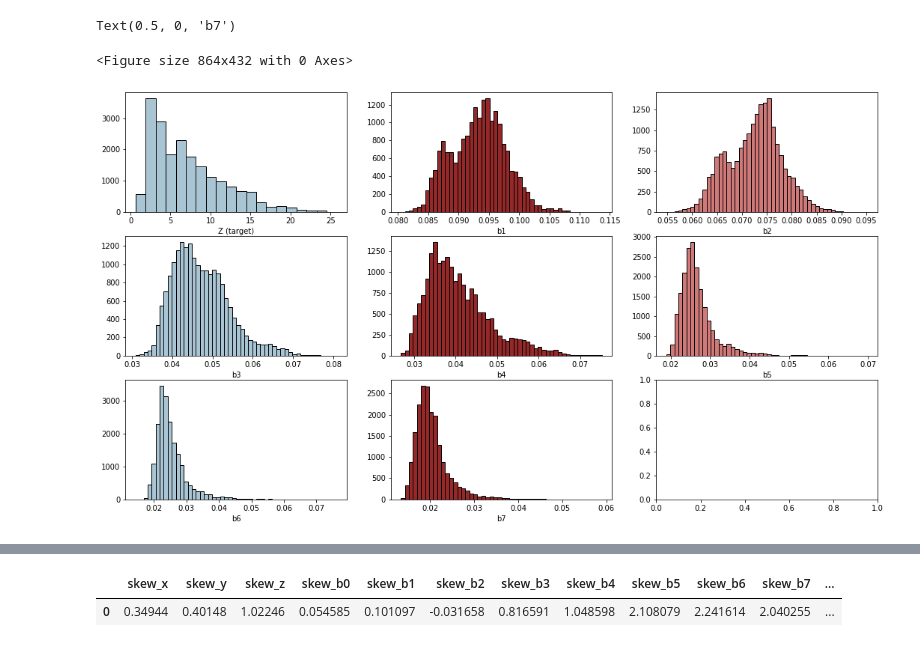
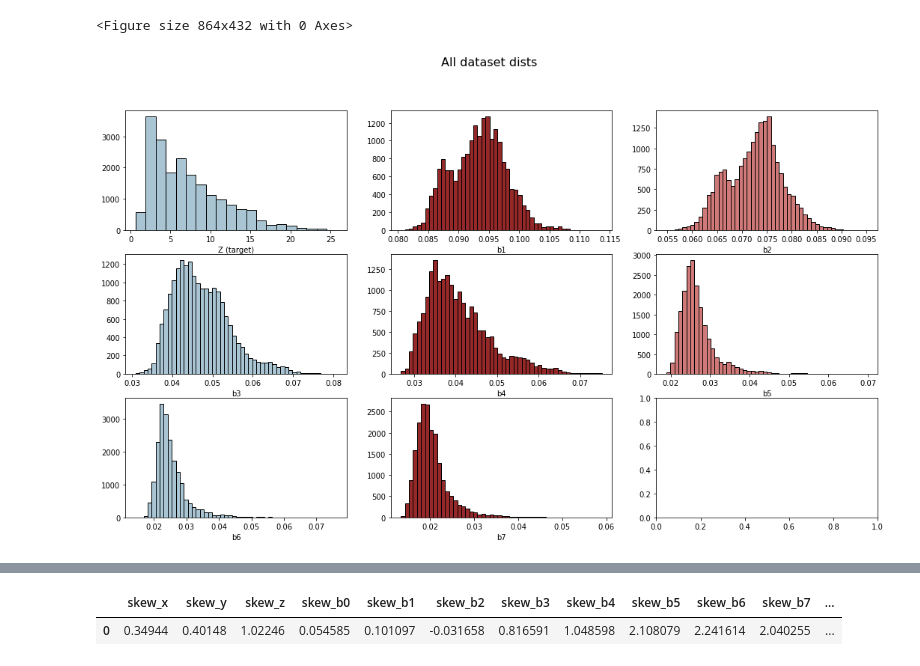
Before and after one commit to Ocean-Technologies/satellite_bathymetry, a Jupyter notebook: notebooks/exploratory_analysis.ipynb, the cells around one changed output, grey strips where cells are left out. Drawn from its saved outputs; the diff is of its cells as text; code cells hidden in the pictures.

```diff
--- a/notebooks/exploratory_analysis.ipynb
+++ b/notebooks/exploratory_analysis.ipynb
@@ -29,24 +29,25 @@ df.describe()
 # %%
 plt.figure(figsize=(12,6))
 fig, axs = plt.subplots(ncols=3, nrows=3, figsize=(18, 10))
 _ = axs[0][0].hist(df.z, bins=20, color='#A9C5D3', edgecolor='black')
 _ = axs[0][1].hist(df.b1, bins=50, color='#952828', edgecolor='black')
 _ = axs[0][2].hist(df.b2, bins=50, color='#cf7979', edgecolor='black')
 _ = axs[1][0].hist(df.b3, bins=50, color='#A9C5D3', edgecolor='black')
 _ = axs[1][1].hist(df.b4, bins=50, color='#952828', edgecolor='black')
 _ = axs[1][2].hist(df.b5, bins=50, color='#cf7979', edgecolor='black')
 _ = axs[2][0].hist(df.b6, bins=50, color='#A9C5D3', edgecolor='black')
 _ = axs[2][1].hist(df.b7, bins=50, color='#952828', edgecolor='black')
 axs[0][0].set_xlabel('Z (target)')
 axs[0][1].set_xlabel('b1')
 axs[0][2].set_xlabel('b2')
 axs[1][0].set_xlabel('b3')
 axs[1][1].set_xlabel('b4')
 axs[1][2].set_xlabel('b5')
 axs[2][0].set_xlabel('b6')
 axs[2][1].set_xlabel('b7')
 #_ = axs[2][2].hist(df.b8, bins=20, color='#A9C5D3', edgecolor='black')
+fig.suptitle('All dataset dists', fontsize=16)
+fig.savefig('charts/alldata.jpg')
 # %% [output]
-Text(0.5, 0, 'b7')
+<Figure size 864x432 with 0 Axes>
-<Figure size 864x432 with 0 Axes>
-[figure, old version]
+[figure, new version]
```
Also changed, not shown: parts of 14 cells of this notebook, 1 other file.
